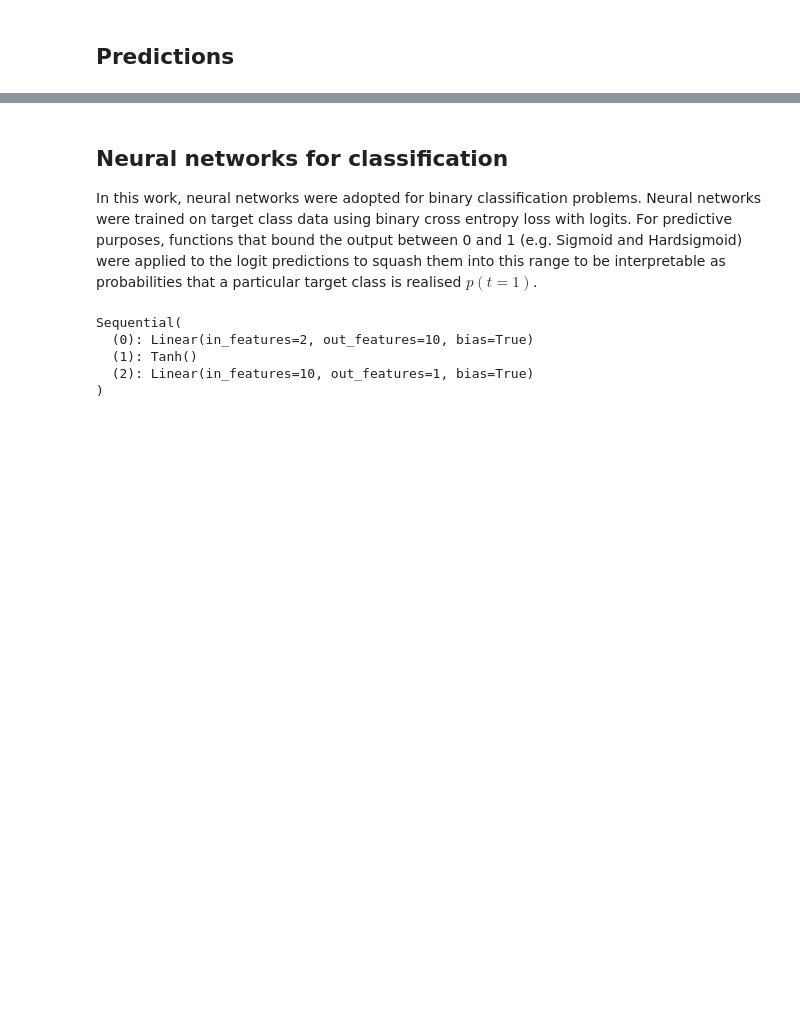
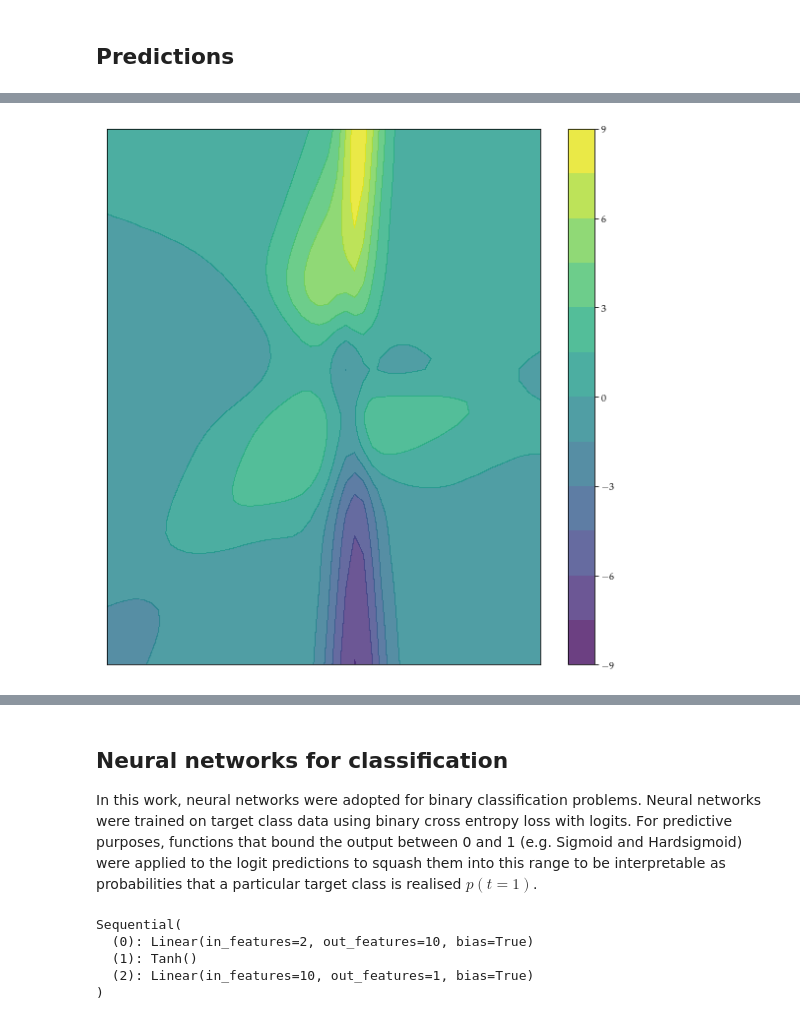
Before and after one commit to MGuo-Lab/oodx, a Jupyter notebook: notebooks/neural_networks.ipynb, the cells around one changed output, grey strips where cells are left out. Cells and saved outputs as stored; diff of their text form; code cells hidden in the pictures; blank space fills up the shorter version.

```diff
--- a/notebooks/neural_networks.ipynb
+++ b/notebooks/neural_networks.ipynb
@@ -238,0 +256,15 @@ plt.tight_layout()
+# %%
+net = build_network([2, 10, 10, 1], nn.Sigmoid())
+fit(net, my_x, my_y)
+pred = predict(net, x_new)
+pred = pred.reshape(x1grid.shape)
+fig = plt.figure(figsize=(8, 8))
+ax = fig.add_subplot(111)
+ax.set_xticks([])
+ax.set_yticks([])
+c = ax.contourf(x1, x2, pred, levels=12, alpha=0.8)
+fig.savefig('nn-sigmoid', bbox_inches='tight', pad_inches=-0.1)
+fig.colorbar(c, ax=ax)
+plt.tight_layout()
+# %% [output]
+[figure, added]
```
Also changed, not shown: parts of 23 cells of this notebook, 3 other files.
